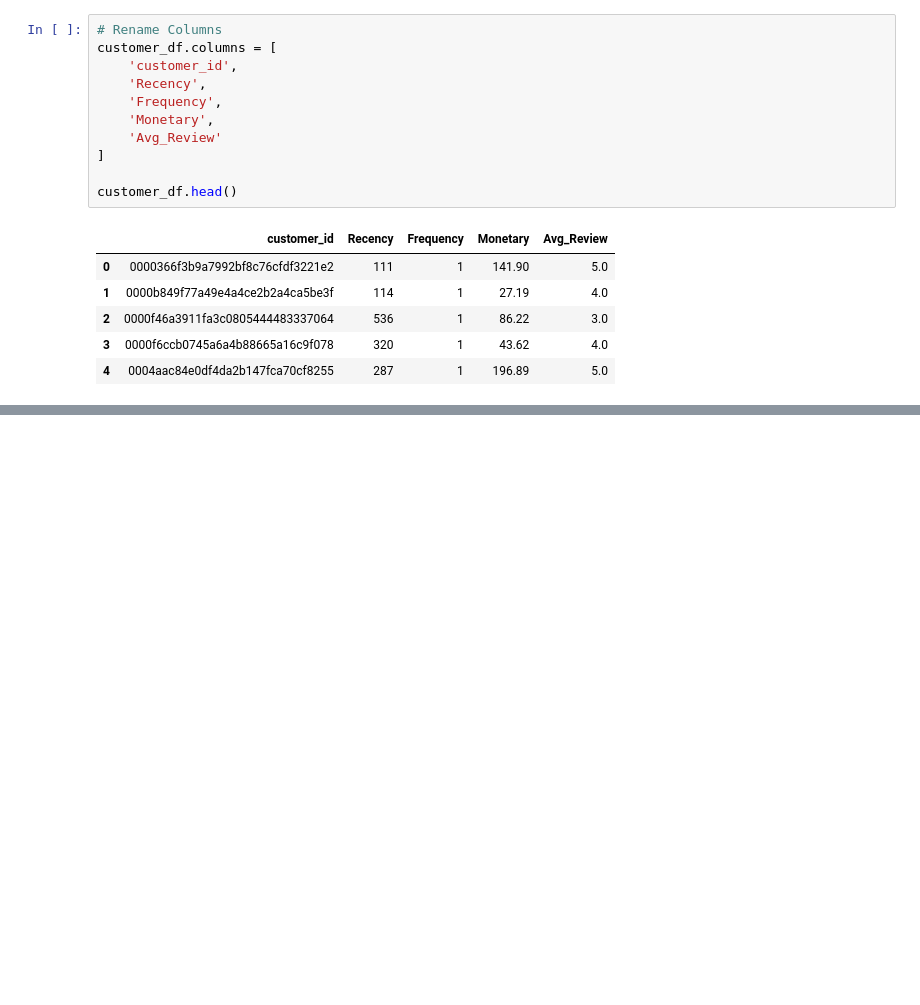
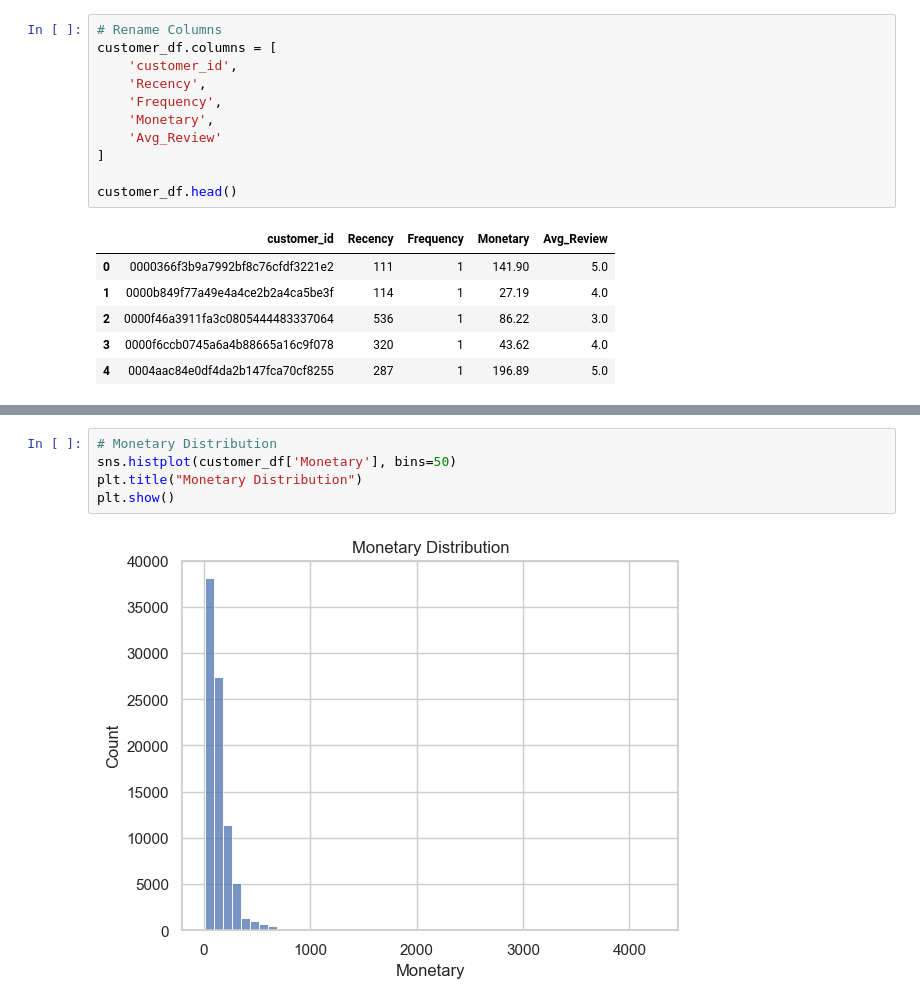
Before and after one commit to sahu5jay/Customer_Segmentation, a Jupyter notebook: notebook/eda.ipynb, the cells around one changed output, grey strips where cells are left out. Drawn from its saved outputs; the diff is of its cells as text; blank space fills up the shorter version.

```diff
--- a/notebook/eda.ipynb
+++ b/notebook/eda.ipynb
@@ -122,0 +137,7 @@ customer_df.head()
+# %%
+# Monetary Distribution
+sns.histplot(customer_df['Monetary'], bins=50)
+plt.title("Monetary Distribution")
+plt.show()
+# %% [output]
+[figure, added]
```
Also changed, not shown: parts of 4 cells of this notebook.
